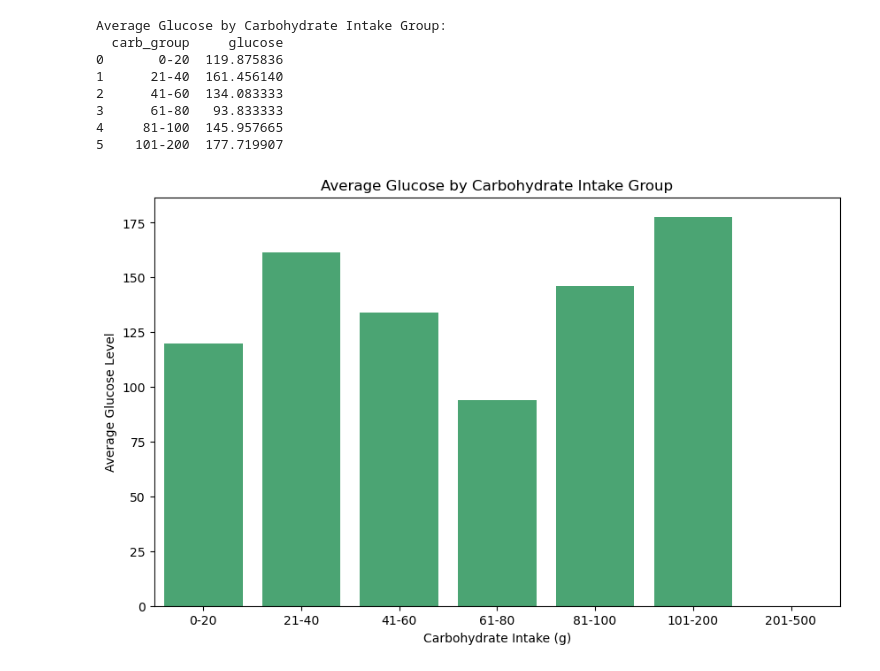
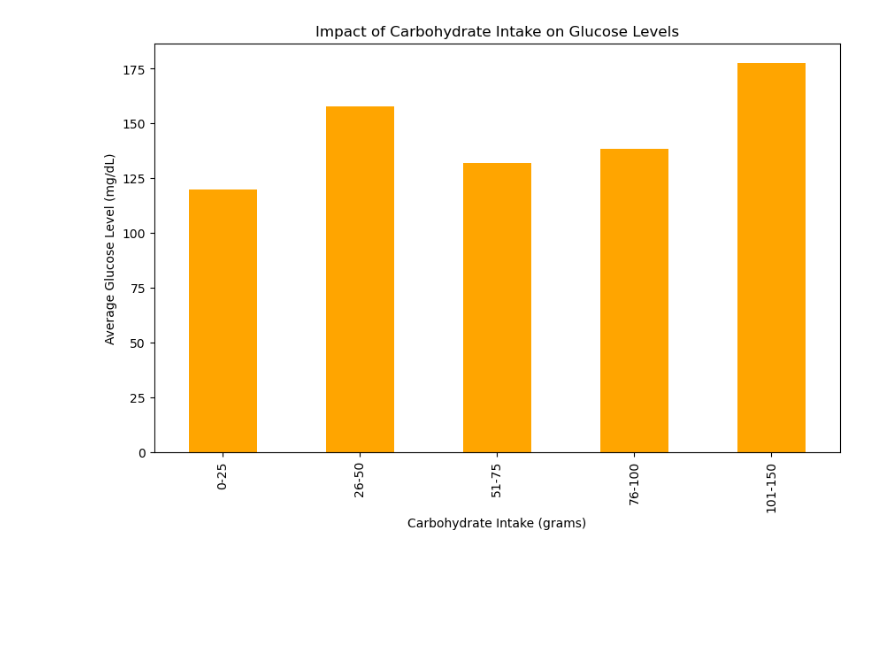
Before and after one commit to msdesh99/Python-Data-Analysis, a Jupyter notebook: Remya_Descriptive Analysis.ipynb, the cells around one changed output. Saved outputs shown, nothing was run; the diff lists cells and outputs as text; code cells hidden in the pictures; blank space fills up the shorter version.

Commit message:
Modified 3 Descriptive Analysis questions

```diff
--- a/Remya_Descriptive Analysis.ipynb
+++ b/Remya_Descriptive Analysis.ipynb
@@ -1,3 +7,10 @@
+# %%
+#paths for the HUPA-UC Diabetes Dataset and various CSV outputs.
+path = "HUPA-UC Diabetes Dataset/"
+demographic_path = path + "T1DM_patient_sleep_demographics_with_race.csv"
+all_patients_path = path + "ALL_PATIENTS.csv"
+modified_demographic_path = path+"DEMOGRAPHIC.csv"
+patients_demographic_path = path +"PATIENTS_WITH_DEMOGRAPHIC.csv"
 # %%
 # Q1: How does average glucose vary across age groups?
 # Column(s): glucose, age
@@ -52,50 +53,36 @@ plt.show()
 #Reason: Higher carb intake usually increases blood sugar levels.
 #Goal: See how glucose changes with carb intake.
 # %%
-import pandas as pd
-import matplotlib.pyplot as plt
-import seaborn as sns
-
-# Path to patients with demographic data
-patients_demo_path = r"C:\RemyaProjects2025\Python Hackathon2025\HUPA-UC Diabetes DatasetPATIENTS_WITH_DEMOGRAPHIC.csv"
 
 # Read CSV
-df = pd.read_csv(patients_demo_path, sep=",")  # Use comma as delimiter
+df = pd.read_csv(patients_demographic_path, sep=",")
 
-# Ensure relevant columns are numeric
-df['glucose'] = pd.to_numeric(df['glucose'], errors='coerce')
-df['carb_input'] = pd.to_numeric(df['carb_input'], errors='coerce')
+# Create carb intake bins
+carb_bins = [0, 25, 50, 75, 100, 150]
+carb_labels = ['0-25', '26-50', '51-75', '76-100', '101-150', '151-200']
 
-# Create carbohydrate intake groups
-carb_bins = [0, 20, 40, 60, 80, 100, 200, 500]
-carb_labels = ['0-20','21-40','41-60','61-80','81-100','101-200','201-500']
+#  Create carb intake bins
+carb_bins = [0, 25, 50, 75, 100, 150]
+carb_labels = ['0-25', '26-50', '51-75', '76-100', '101-150']
+
 df['carb_group'] = pd.cut(df['carb_input'], bins=carb_bins, labels=carb_labels)
 
-# Calculate average glucose per carb group
-avg_glucose_by_carb = df.groupby('carb_group', observed=True)['glucose'].mean().reset_index()
-print("\nAverage Glucose by Carbohydrate Intake Group:")
-print(avg_glucose_by_carb)
+# Calculate average glucose by carb group
+avg_glucose_by_carb = df.groupby('carb_group', observed=False)['glucose'].mean().reset_index()
 
 # Plot
-plt.figure(figsize=(10,6))
-sns.barplot(
+avg_glucose_by_carb.plot(
+    kind='bar',
     x='carb_group',
     y='glucose',
-    data=avg_glucose_by_carb,
-    color='mediumseagreen',  # single color avoids warnings
-    errorbar=None
+    color='orange',
+    legend=False,
+    figsize=(10,6)
 )
-plt.title("Average Glucose by Carbohydrate Intake Group")
-plt.xlabel("Carbohydrate Intake (g)")
-plt.ylabel("Average Glucose Level")
+
+plt.title("Impact of Carbohydrate Intake on Glucose Levels")
+plt.xlabel("Carbohydrate Intake (grams)")
+plt.ylabel("Average Glucose Level (mg/dL)")
 plt.show()
 # %% [output]
-Average Glucose by Carbohydrate Intake Group:
-  carb_group     glucose
-0       0-20  119.875836
-1      21-40  161.456140
-2      41-60  134.083333
-3      61-80   93.833333
-4     81-100  145.957665
-5    101-200  177.719907
-[figure, old version]
+[figure, new version]
```
Also changed, not shown: parts of 8 cells of this notebook.
